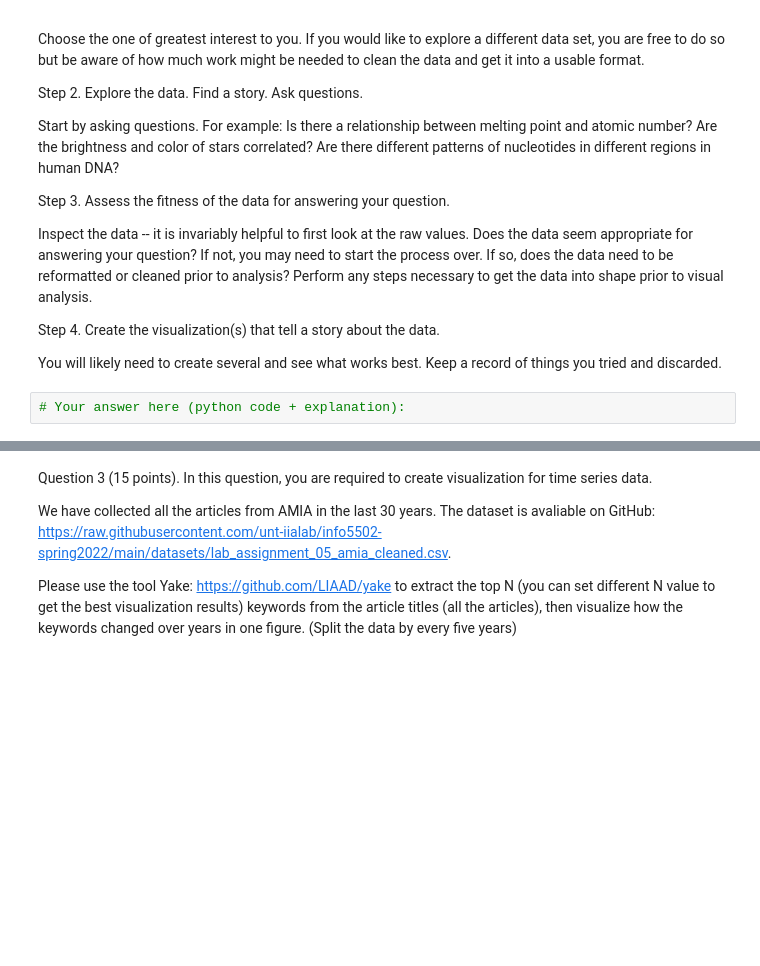
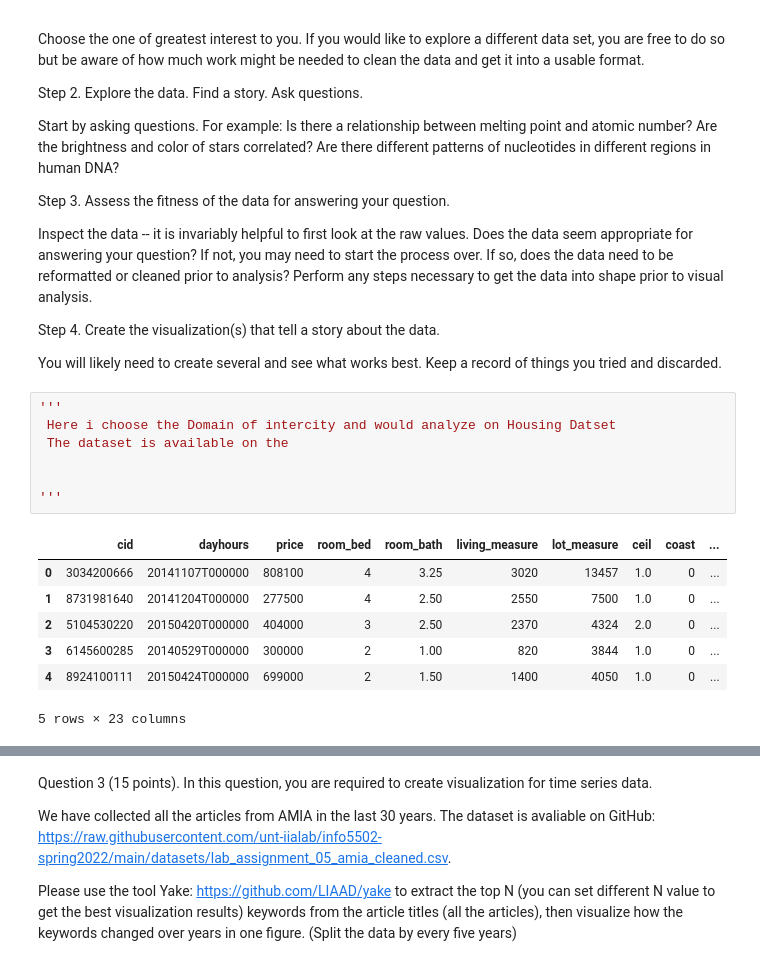
Before and after one commit to Shanmukh451/shanmukhanadh_INFO5502_sPRING2022, a Jupyter notebook: lab_assignment_05.ipynb, the cells around one changed output, grey strips where cells are left out. Drawn from its saved outputs; the diff is of its cells as text; blank space fills up the shorter version.

```diff
--- a/lab_assignment_05.ipynb
+++ b/lab_assignment_05.ipynb
@@ -95,5 +95,18 @@ Inspect the data -- it is invariably helpful to first look at the raw values. Do
 Step 4. Create the visualization(s) that tell a story about the data.
 
 You will likely need to create several and see what works best. Keep a record of things you tried and discarded.
-# %%
-# Your answer here (python code + explanation):
+# %%
+'''
+ Here i choose the Domain of intercity and would analyze on Housing Datset
+ The dataset is available on the
+
+
+'''
+# %% [output]
+|  | cid | dayhours | price | room_bed | room_bath | living_measure | lot_measure | ceil | coast | ... |
+| 0 | 3034200666 | 20141107T000000 | 808100 | 4 | 3.25 | 3020 | 13457 | 1.0 | 0 | ... |
+| 1 | 8731981640 | 20141204T000000 | 277500 | 4 | 2.50 | 2550 | 7500 | 1.0 | 0 | ... |
+| 2 | 5104530220 | 20150420T000000 | 404000 | 3 | 2.50 | 2370 | 4324 | 2.0 | 0 | ... |
+| 3 | 6145600285 | 20140529T000000 | 300000 | 2 | 1.00 | 820 | 3844 | 1.0 | 0 | ... |
+| 4 | 8924100111 | 20150424T000000 | 699000 | 2 | 1.50 | 1400 | 4050 | 1.0 | 0 | ... |
+5 rows × 23 columns
```
Also changed, not shown: parts of 4 cells of this notebook.
